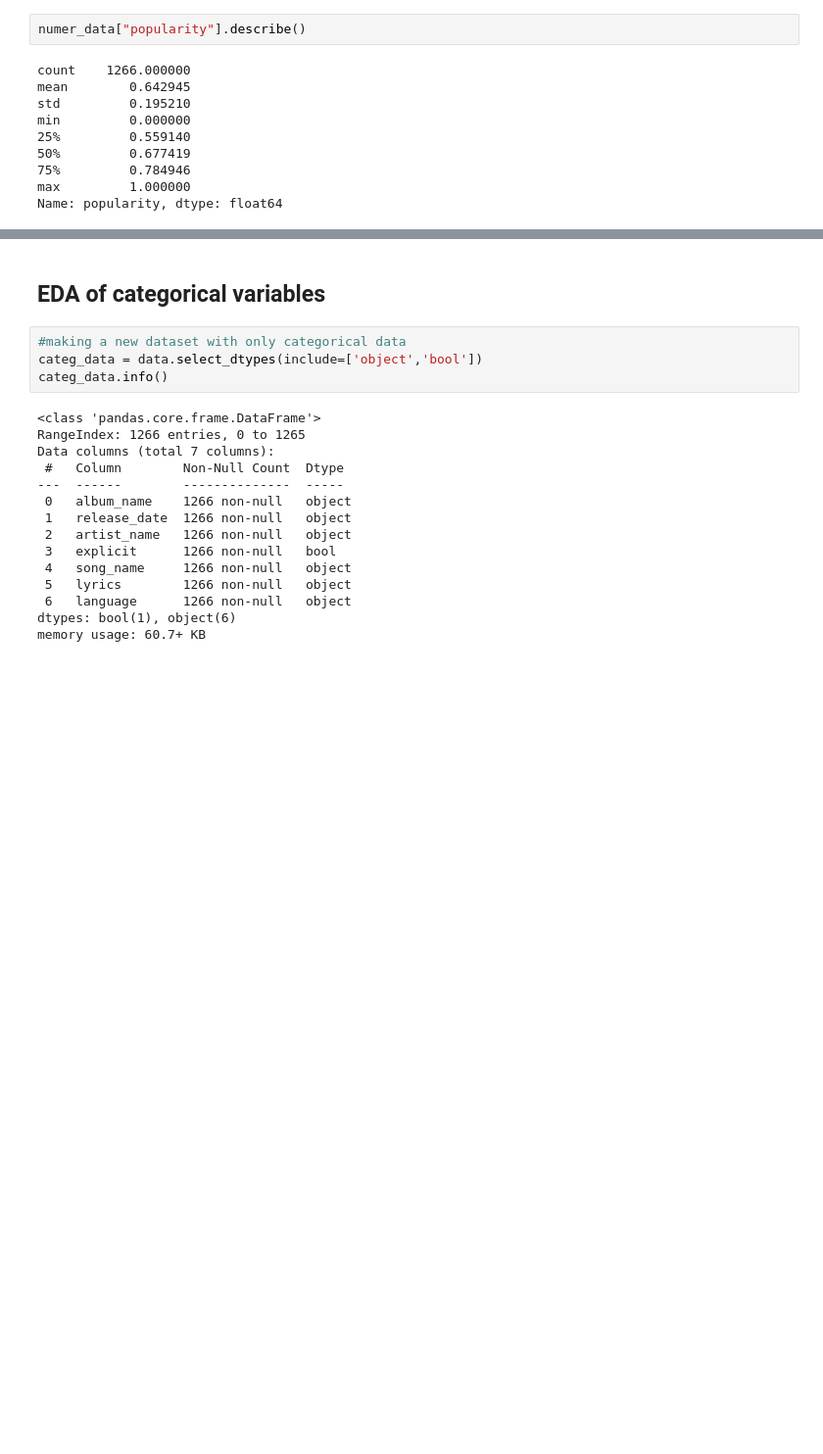
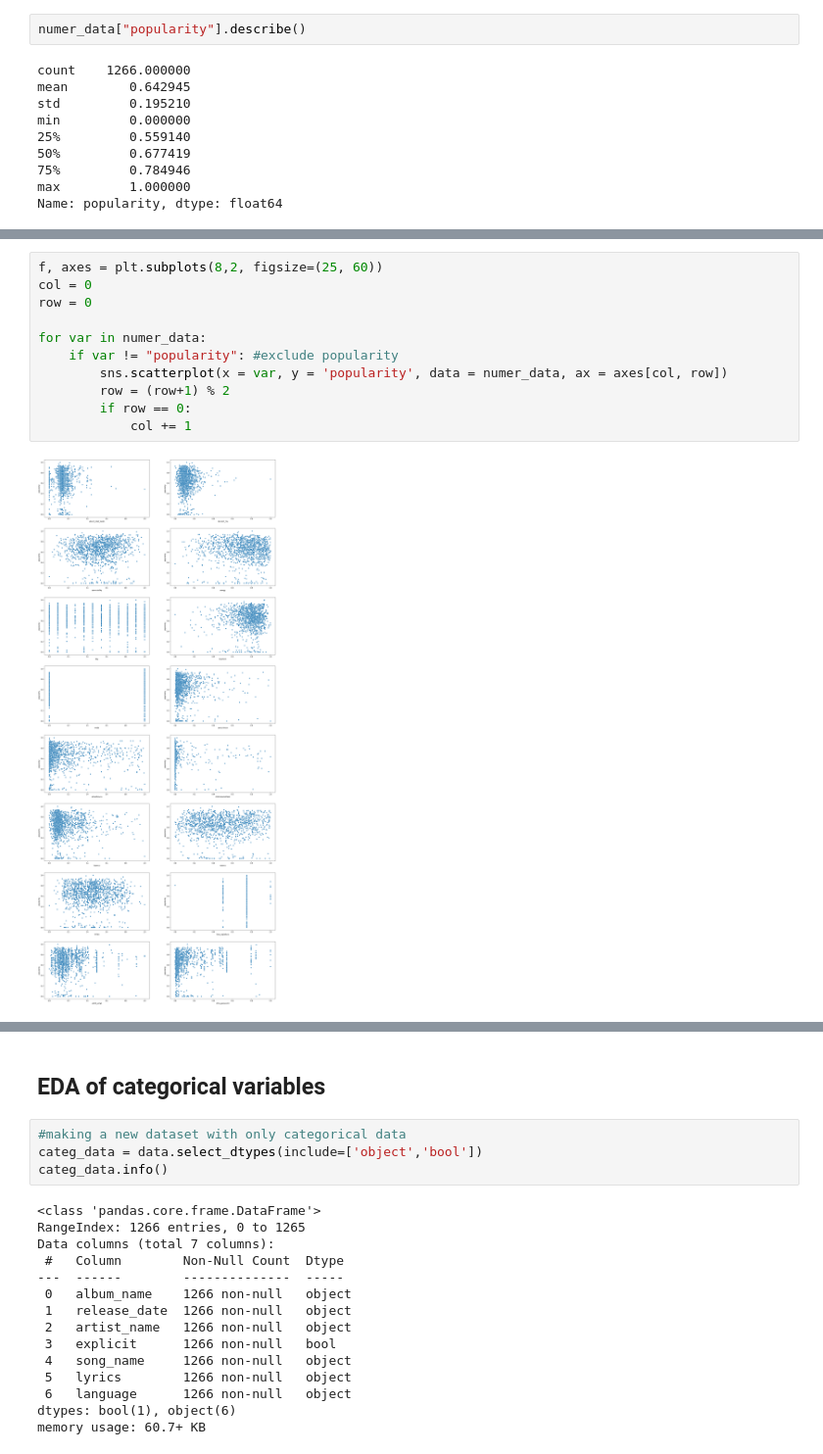
Before and after one commit to pradyumn5000/DSAI_Project, a Jupyter notebook: EDA.ipynb, the cells around one changed output, grey strips where cells are left out. Shown at 98% size. Saved outputs shown, nothing was run; the diff lists cells and outputs as text; blank space fills up the shorter version.

```diff
--- a/EDA.ipynb
+++ b/EDA.ipynb
@@ -141,0 +160,13 @@ for var in numer_data:
+# %%
+f, axes = plt.subplots(8,2, figsize=(25, 60))
+col = 0
+row = 0
+
+for var in numer_data:
+    if var != "popularity": #exclude popularity
+        sns.scatterplot(x = var, y = 'popularity', data = numer_data, ax = axes[col, row])
+        row = (row+1) % 2
+        if row == 0:
+            col += 1
+# %% [output]
+[figure, added]
```
Also changed, not shown: parts of 13 cells of this notebook.
